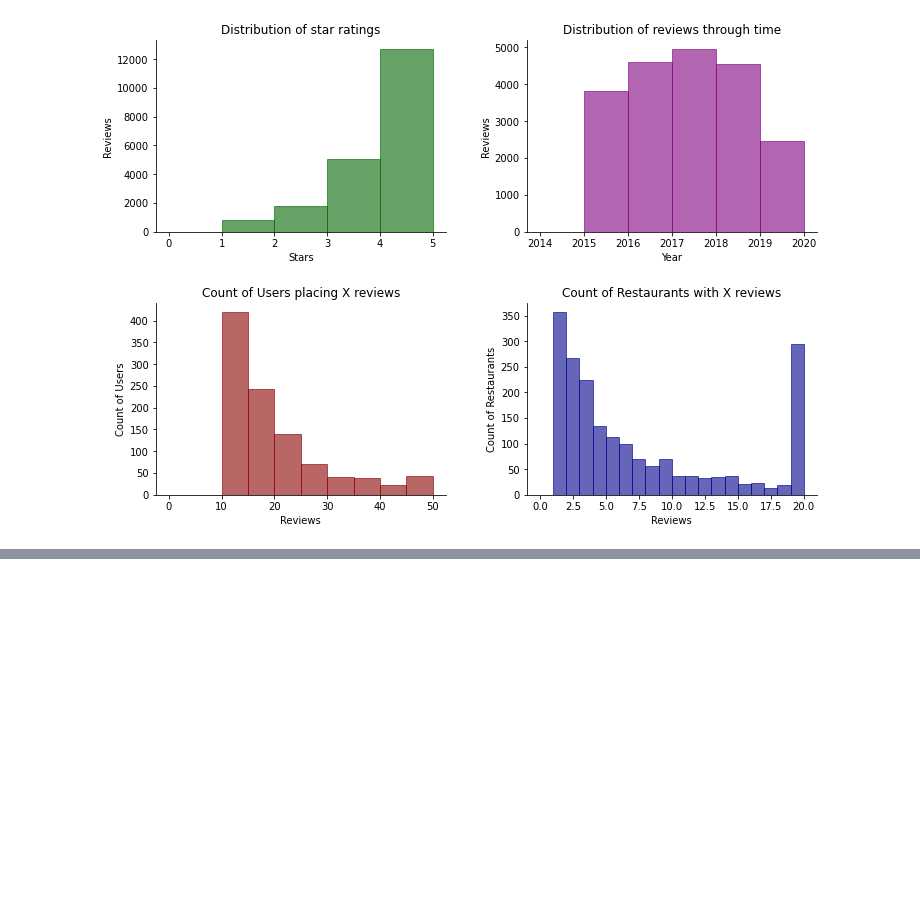
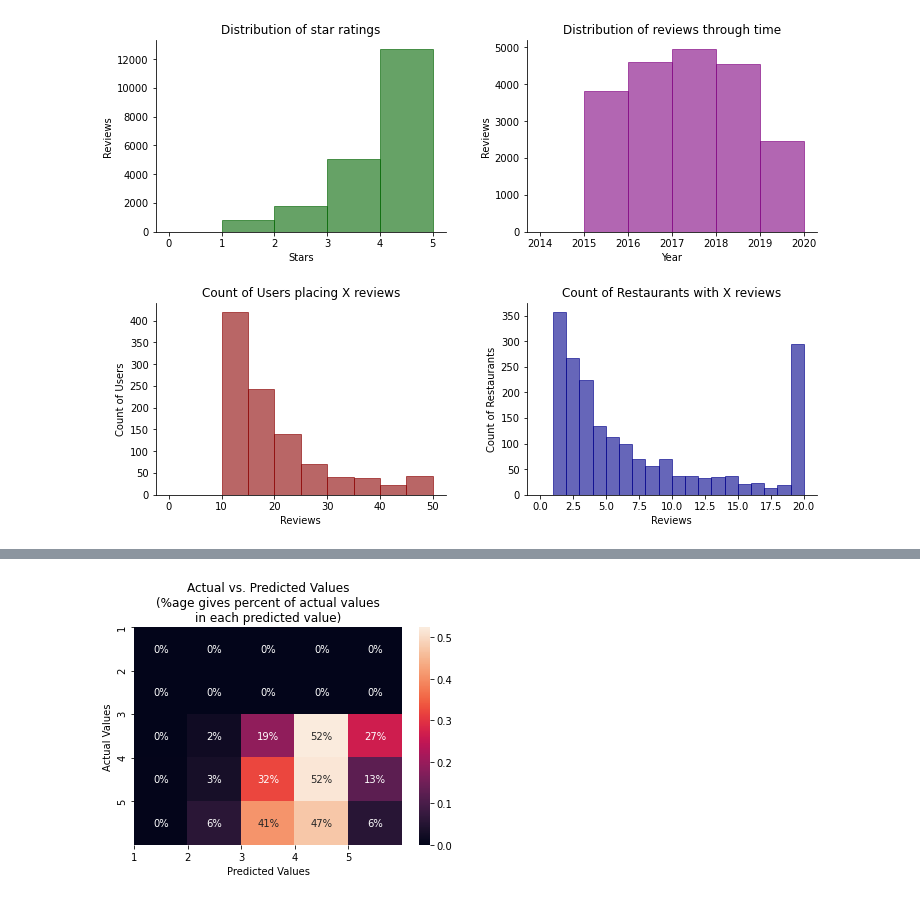
Before and after one commit to paul-stubley/Udacity, a Jupyter notebook: Capstone_Project/Restaurant_Recommender.ipynb, the cells around one changed output, grey strips where cells are left out. Cells and saved outputs as stored; diff of their text form; code cells hidden in the pictures; blank space fills up the shorter version.

Commit message:
[Add] - First FunkSVD done
First iteration of the FunkSVD model completed

```diff
--- a/Capstone_Project/Restaurant_Recommender.ipynb
+++ b/Capstone_Project/Restaurant_Recommender.ipynb
@@ -305,0 +346,2 @@ format_chart(ax[1][1], 'Count of Restaurants with X reviews','Reviews','Count of
+# %%
+user_by_restaurant = toronto_reviews_train[['user_id','business_id','stars']].groupby(['user_id', 'business_id'])['stars'].max().unstack()
@@ -305,0 +428,2 @@ format_chart(ax[1][1], 'Count of Restaurants with X reviews','Reviews','Count of
+# %%
+user_mat, rx_mat = FunkSVD(np.matrix(user_by_restaurant), latent_features=10, learning_rate=0.005, iters=25)# use your function with 4 latent features, lr of 0.005 and 10 iterations
@@ -305,0 +448,25 @@ format_chart(ax[1][1], 'Count of Restaurants with X reviews','Reviews','Count of
+# %%
+def predict_rating(user_matrix, rx_matrix, user_id, rx_id):
+    '''
+    INPUT:
+    user_matrix - user by latent factor matrix
+    rx_matrix - latent factor by rx matrix
+    user_id - the user_id from the reviews df
+    rx_id - the rx_id according the rxs df
+
+    OUTPUT:
+    pred - the predicted rating for user_id-rx_id according to FunkSVD
+    '''
+    # Use the training data to create a series of users and rxs that matches the ordering in training data
+    rx_ids = toronto_reviews_train.business_id.sort_values().unique()
+    user_ids = toronto_reviews_train.user_id.sort_values().unique()
+    m_id = np.where(rx_ids==rx_id)[0][0]
+    u_id = np.where(user_ids==user_id)[0][0]
+
+    # User row and rx Column
+    row = user_matrix[u_id,:]
+    column = rx_matrix[:,m_id]
+    # Take dot product of that row and column in U and V to make prediction
+    pred = np.dot(row,column)
+
+    return pred
@@ -305,0 +527,4 @@ format_chart(ax[1][1], 'Count of Restaurants with X reviews','Reviews','Count of
+# %%
+# How well did we do?
+rmse, perc_rated, actual_v_pred, preds, acts = validation_comparison(toronto_reviews_test)
+print(rmse, perc_rated)
@@ -305,0 +540,9 @@ format_chart(ax[1][1], 'Count of Restaurants with X reviews','Reviews','Count of
+# %%
+sns.heatmap(actual_v_pred/(actual_v_pred.sum(axis=1)[:, np.newaxis]+1E-6), annot=True, fmt='.0%')
+plt.xticks(np.arange(5), np.arange(1,6));
+plt.yticks(np.arange(5), np.arange(1,6));
+plt.xlabel("Predicted Values");
+plt.ylabel("Actual Values");
+plt.title("Actual vs. Predicted Values\n(%age gives percent of actual values\nin each predicted value)");
+# %% [output]
+[figure, added]
```
Also changed, not shown: parts of 26 cells of this notebook, 2 other files.
